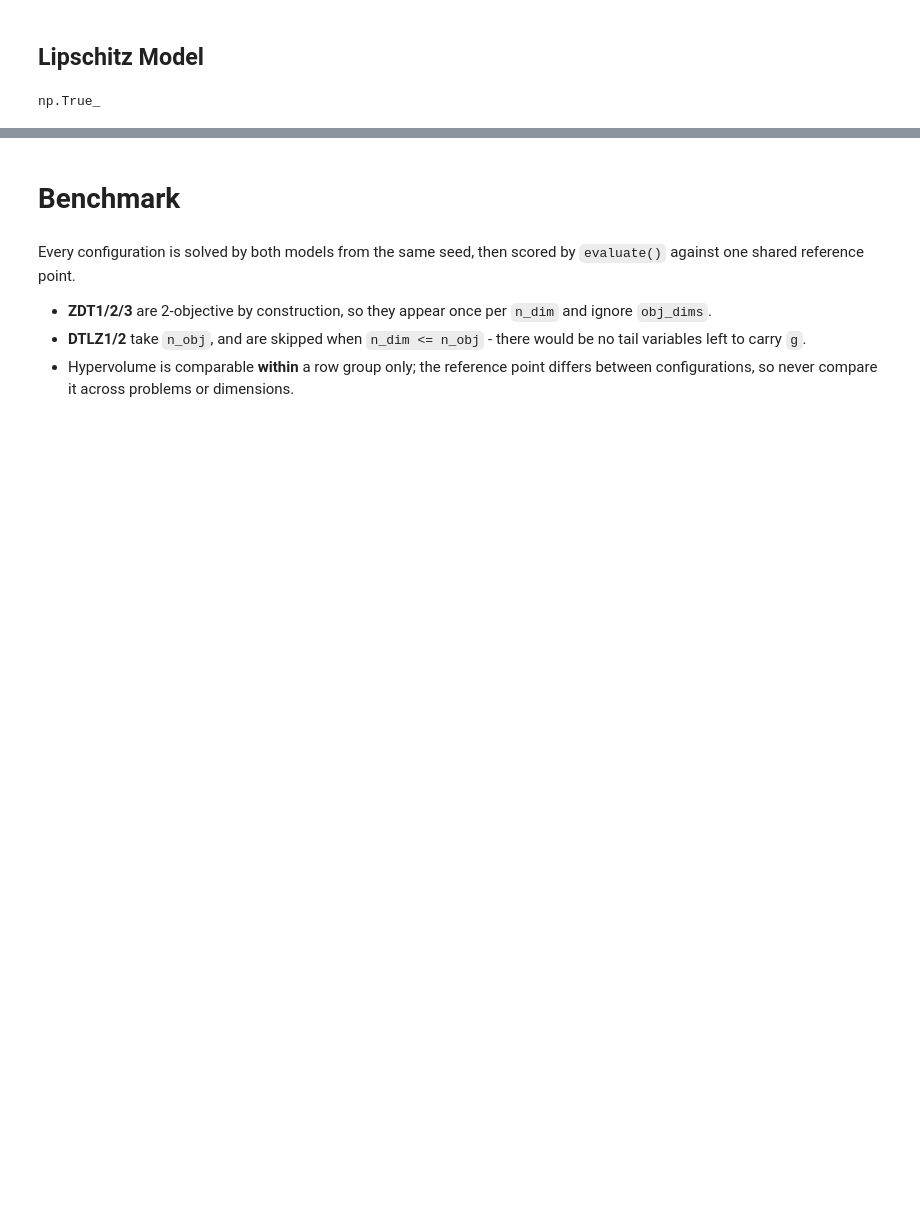
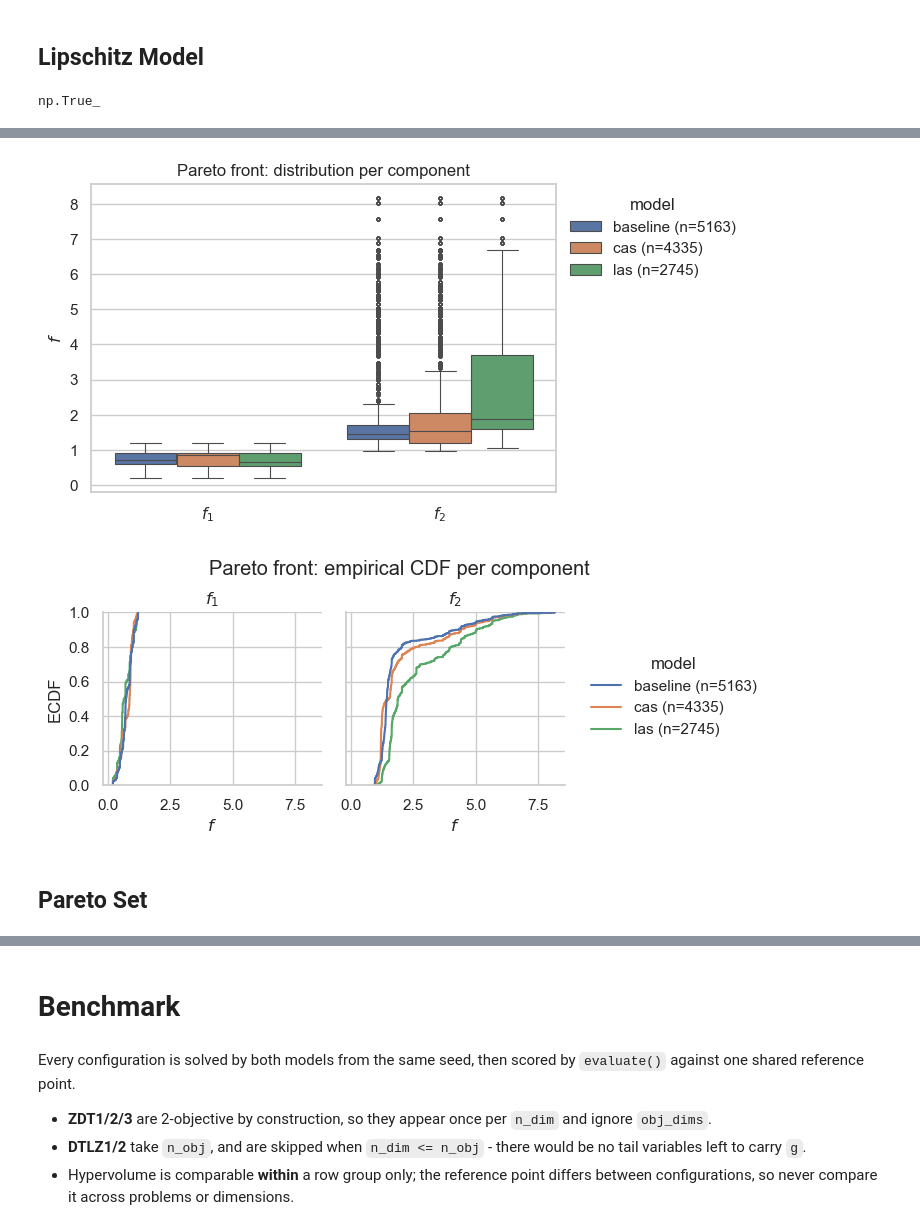
Before and after one commit to Trminh06-work/CAS, a Jupyter notebook: pymoo_lab.ipynb, the cells around one changed output, grey strips where cells are left out. Cells and saved outputs as stored; diff of their text form; code cells hidden in the pictures; blank space fills up the shorter version.

```diff
--- a/pymoo_lab.ipynb
+++ b/pymoo_lab.ipynb
@@ -93,0 +139,16 @@ KeyboardInterrupt:
+# %%
+# arr = {
+#     "baseline": linear_model.PF,
+#     "cas": choquet_model.PF,
+#     "las": slip_model.PF
+# }
+
+arr = {
+    "baseline": linear_model.obj_hist,
+    "cas": choquet_model.obj_hist,
+    "las": slip_model.obj_hist
+}
+
+df = pd.concat({name: pd.DataFrame(a) for name, a in arr.items()}, axis = 1)
+df.columns.names = ["model", "k"]
+df.describe()
@@ -93,0 +166,7 @@ KeyboardInterrupt:
+# %%
+plot_distributions(arr, "f", "Pareto front")
+# %% [output]
+[figure, added]
+[figure, added]
+# %% [markdown]
+## Pareto Set
```
Also changed, not shown: parts of 15 cells of this notebook, 1 other file.
